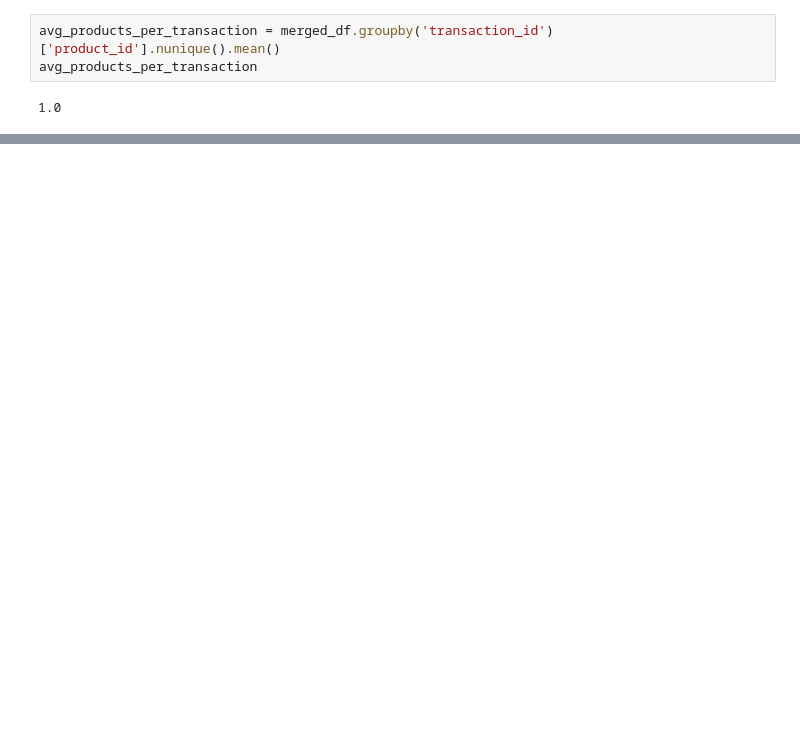
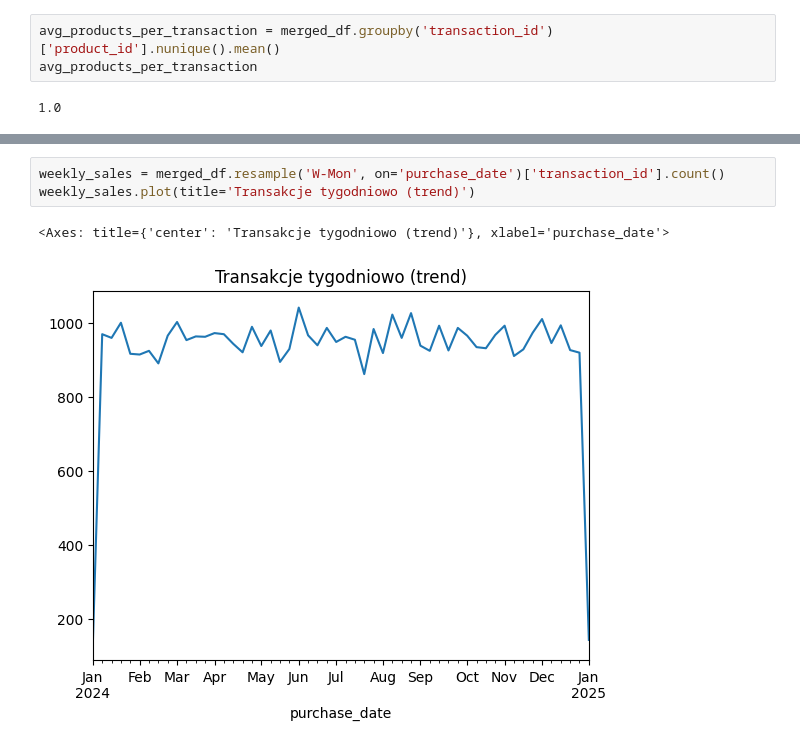
Before and after one commit to HMurawski/dump, a Jupyter notebook: dump_learning/March/3.ipynb, the cells around one changed output, grey strips where cells are left out. Saved outputs shown, nothing was run; the diff lists cells and outputs as text; blank space fills up the shorter version.

```diff
--- a/dump_learning/March/3.ipynb
+++ b/dump_learning/March/3.ipynb
@@ -277,0 +292,6 @@ Name: total_sales, dtype: float64
+# %%
+weekly_sales = merged_df.resample('W-Mon', on='purchase_date')['transaction_id'].count()
+weekly_sales.plot(title='Transakcje tygodniowo (trend)')
+# %% [output]
+<Axes: title={'center': 'Transakcje tygodniowo (trend)'}, xlabel='purchase_date'>
+[figure, added]
```
Also changed, not shown: parts of 28 cells of this notebook.
